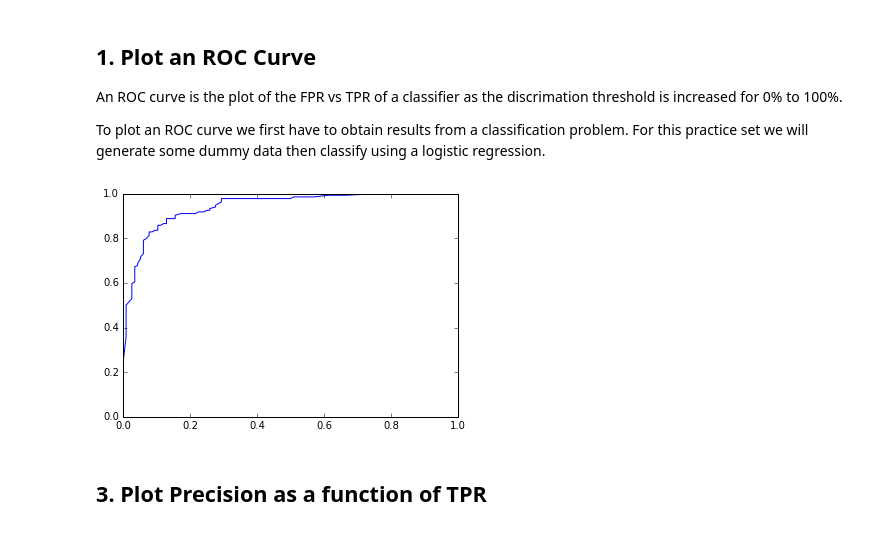
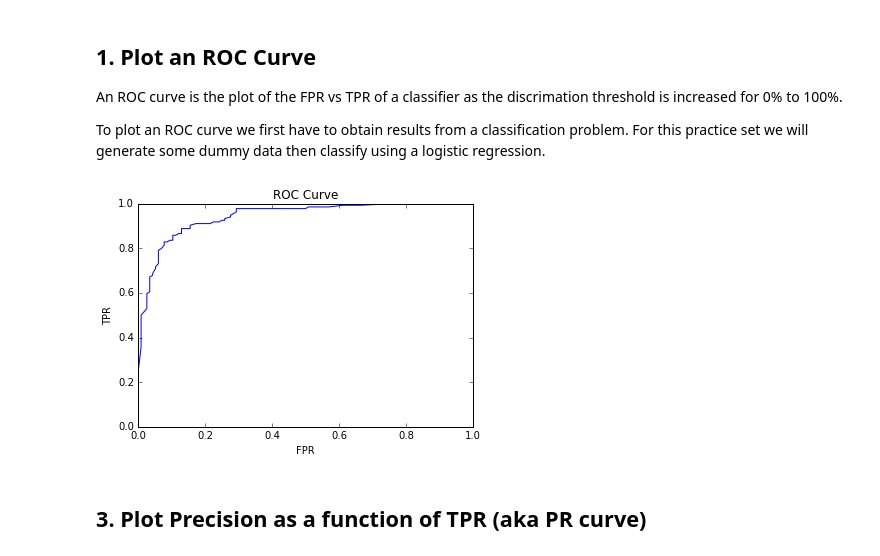
Before and after one commit to jakechen/learning, a Jupyter notebook: exercises/roc_practice.ipynb, the cells around one changed output. Cells and saved outputs as stored; diff of their text form; code cells hidden in the pictures.

```diff
--- a/exercises/roc_practice.ipynb
+++ b/exercises/roc_practice.ipynb
@@ -31,7 +38,7 @@ There is a little bit of overlap in our dummy data, which will give the classifi
 # %%
 # split train and test datasets
 test_size = 750
-train_X = X[:test_size]
-train_y = y[:test_size]
-test_X = X[test_size:]
-test_y = y[test_size:]
+X_train = X[:test_size]
+y_train = y[:test_size]
+X_test = X[test_size:]
+y_test = y[test_size:]
@@ -41,7 +50,7 @@ from sklearn.linear_model import LogisticRegression
 
 classifier = LogisticRegression()
 
-classifier.fit(train_X, train_y)
+classifier.fit(X_train, y_train)
 # %% [output]
 LogisticRegression(C=1.0, class_weight=None, dual=False, fit_intercept=True,
           intercept_scaling=1, max_iter=100, multi_class='ovr', n_jobs=1,
@@ -51,4 +60,4 @@ LogisticRegression(C=1.0, class_weight=None, dual=False, fit_intercept=True,
 Now that we have build the model on the training set, let's see what at what probability the model predicts for each of the test set records.
 # %%
 # predict class for last 250 samples
-pred_proba_y = classifier.predict_proba(test_X)
+y_pred_proba = classifier.predict_proba(X_test)
@@ -70,19 +81,16 @@ An ROC curve is the plot of the FPR vs TPR of a classifier as the discrimation t
 To plot an ROC curve we first have to obtain results from a classification problem. For this practice set we will generate some dummy data then classify using a logistic regression.
 # %%
 # function to calculate build ROC curve
-import matplotlib.pylab as plt
-import numpy as np
-%matplotlib inline
-
-def plot_ROC(pred_proba, y_actual, steps=101):
+def plot_ROC(y_pred_proba, y_actual, steps=100):
+    # convert y_actual
+    y_actual = np.array(y_actual)
     # instantiate fpr and tpr arrays
     fpr = []
     tpr = []
     # step through descrimation threshold from 0-1 by step_size
-    for thresh in np.linspace(0, 1, num=steps):
+    for thresh in np.linspace(0, 1, num=steps, endpoint=False):
         # assign True if probability >= threshold, else False
-        y_pred = np.array([proba>=thresh for proba in pred_proba])
-        y_actual = np.array(y_actual)
+        y_pred = np.array([proba>=thresh for proba in y_pred_proba])
         # calculate tp, fp, fn, and tn counts
         tp = ((y_pred==True) & (y_actual==True)).sum()
         fp = ((y_pred==True) & (y_actual==False)).sum()
@@ -91,23 +99,23 @@ def plot_ROC(pred_proba, y_actual, steps=101):
         # calculate and append tpr and fpr
         tpr.append(float(tp)/(tp+fn))
         fpr.append(float(fp)/(fp+tn))
+        #print "{:.2}\t{:.2}\t{:.2}".format(thresh, tpr[-1], fpr[-1])
     # plot ROC curve
-    plt.plot(fpr, tpr)
+    plt.plot(fpr, tpr, 'b-')
+    plt.title("ROC Curve")
+    plt.xlim(0, 1)
+    plt.ylim(0, 1)
+    plt.xlabel('FPR')
+    plt.ylabel('TPR')
     plt.show()
-    #print fpr
-    #print tpr
 # %%
-pred_y1 = [p[1] for p in pred_proba_y]
-test_y1 = [True if y==1 else False for y in test_y]
+y1_pred_proba = [p[1] for p in y_pred_proba]
+y1_test = [True if y==1 else False for y in y_test]
 
-plot_ROC(pred_y1, test_y1)
-plt.title = "ROC Curve"
-plt.xlabel = 'FPR'
-plt.ylabel = 'TPR'
-plt.show()
+plot_ROC(y1_pred_proba, y1_test)
 # %% [output]
-[figure, old version]
+[figure, new version]
 # %% [markdown]
-## 3. Plot Precision as a function of TPR
+## 3. Plot Precision as a function of TPR (aka PR curve)
 # %%
 # function to calculate build prec vs tpr curve (aka PR curve)
```
Also changed, not shown: parts of 10 cells of this notebook.
